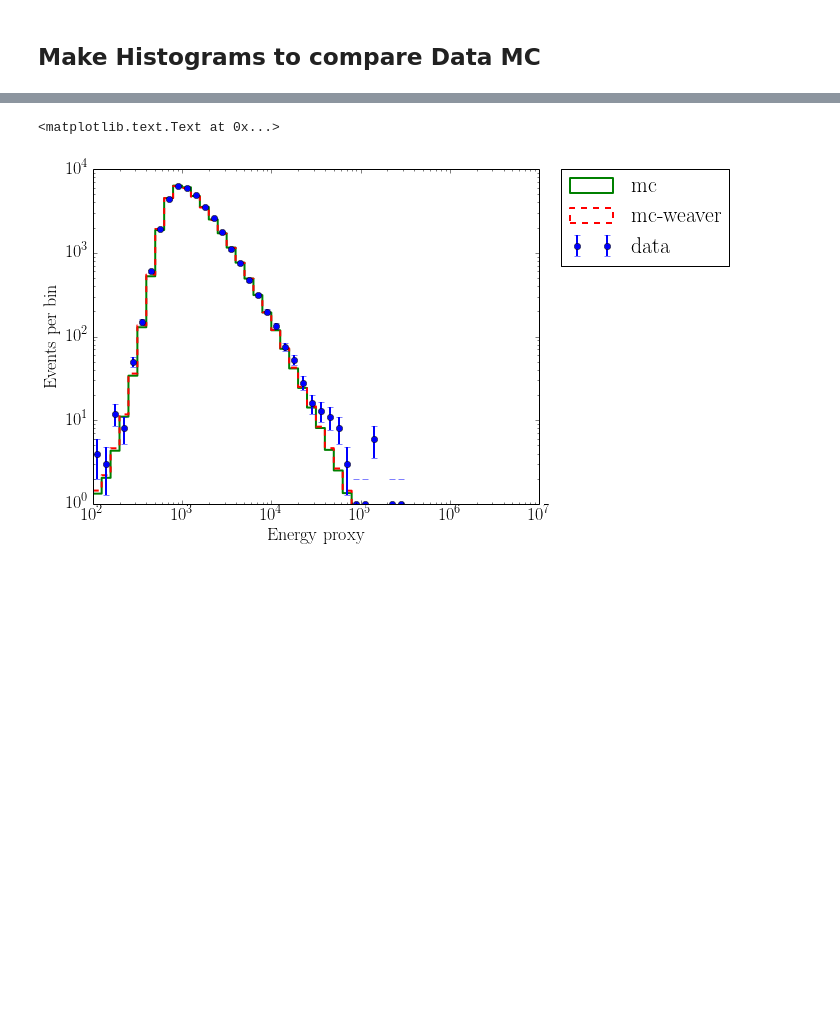
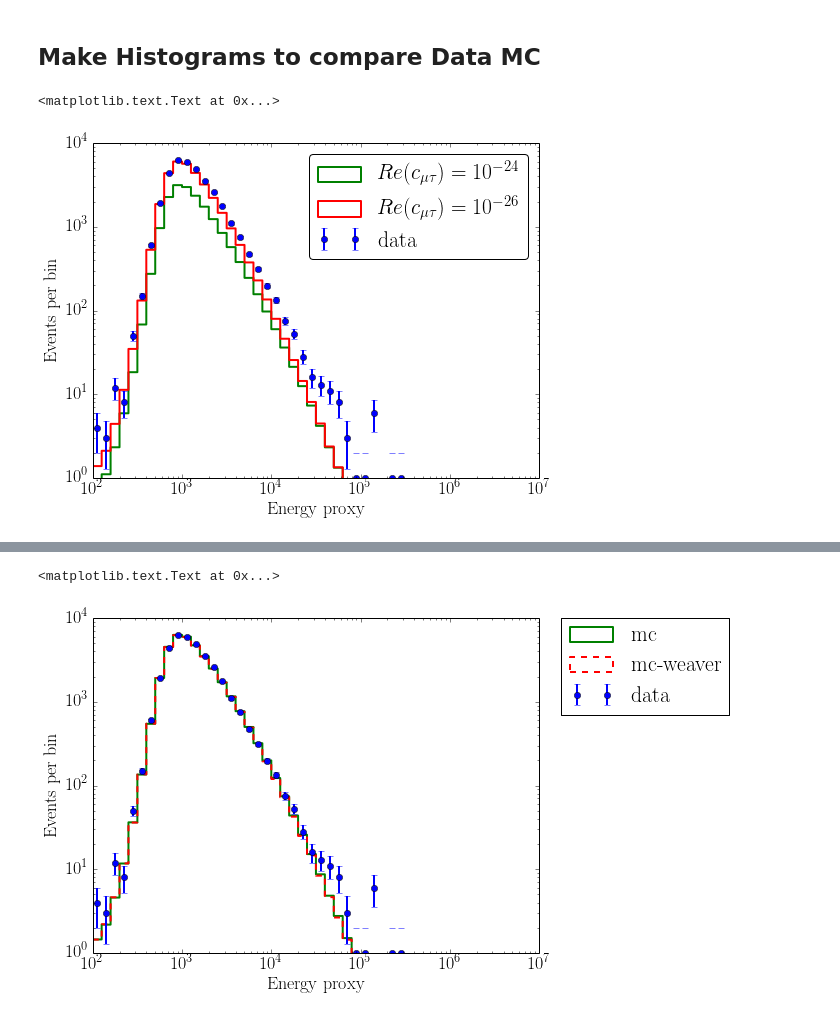
Before and after one commit to arguelles/LVTools, a Jupyter notebook: notebooks/EventDistributionPlots.ipynb, the cells around one changed output, grey strips where cells are left out. Drawn from its saved outputs; the diff is of its cells as text; code cells hidden in the pictures; blank space fills up the shorter version.

```diff
--- a/notebooks/EventDistributionPlots.ipynb
+++ b/notebooks/EventDistributionPlots.ipynb
@@ -39,4 +72,26 @@ data = np.genfromtxt("../../IC86OfficialRelease/simple_corrected_data_release.da
 #expectation = np.genfromtxt("../expectation/nusquids_flux_expectation.dat")
 expectation = np.genfromtxt("../out.dat")
 expectation = np.genfromtxt("../expectation.dat")
+expectation24 = np.genfromtxt("../expectation_24_fixed.dat")
+expectation26 = np.genfromtxt("../expectation_26_fixed.dat")
+
 expectation_chris_given = np.genfromtxt("../expectation/chris_flux_expectation.dat")
+# %%
+plt.figure(figsize = (8,6))
+obs,edges = np.histogram(data[:,0], bins = energy_proxy_edges)
+plt.errorbar(energy_proxy_centers, obs, yerr=np.sqrt(obs), fmt='o',
+         lw = 2, color = "blue", label = "data")
+plt.hist(expectation24[:,0], bins = energy_proxy_edges, weights = expectation24[:,-1],
+         histtype='step', lw = 2, color = "green", label = r"$Re(c_{\mu\tau}) = 10^{-24}$")
+plt.hist(expectation26[:,0], bins = energy_proxy_edges, weights = expectation26[:,-1],
+         histtype='step', lw = 2, color = "red", label = r"$Re(c_{\mu\tau}) = 10^{-26}$")
+
+plt.legend(loc = "upper right", fancybox = True)
+plt.loglog()
+
+plt.ylim(1,1.0e4)
+plt.xlabel("Energy proxy")
+plt.ylabel("Events per bin")
+# %% [output]
+<matplotlib.text.Text at 0x...>
+[figure, added]
```
Also changed, not shown: parts of 7 cells of this notebook, 1 other file.
